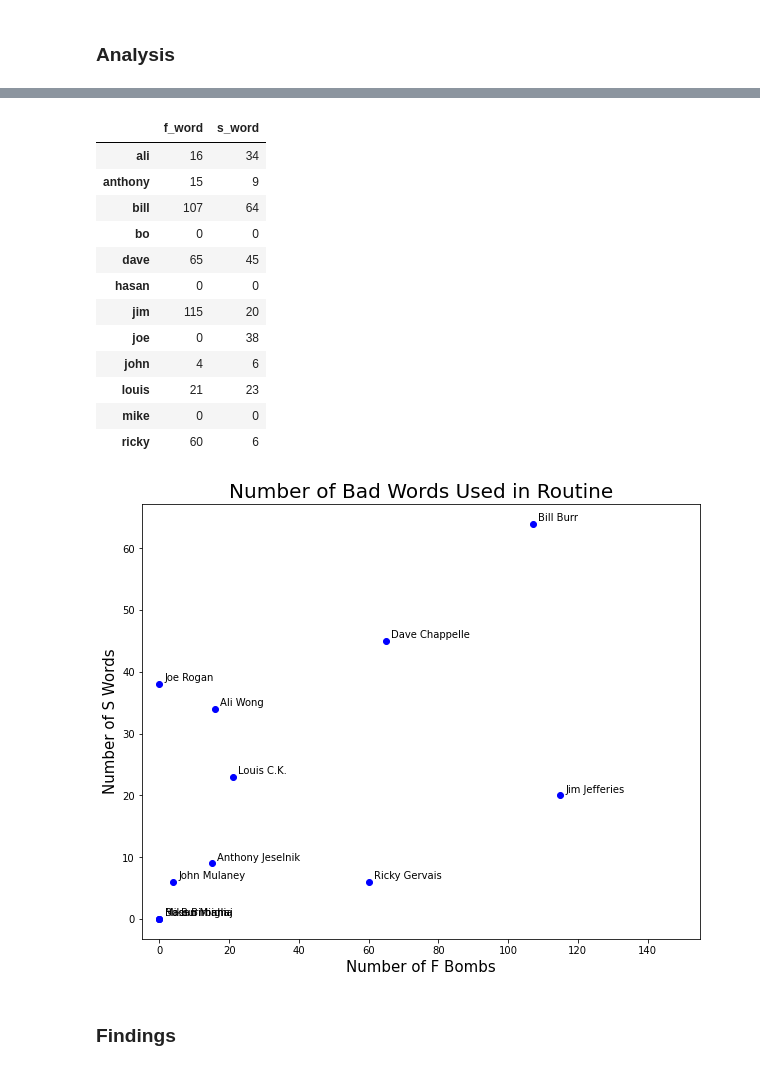
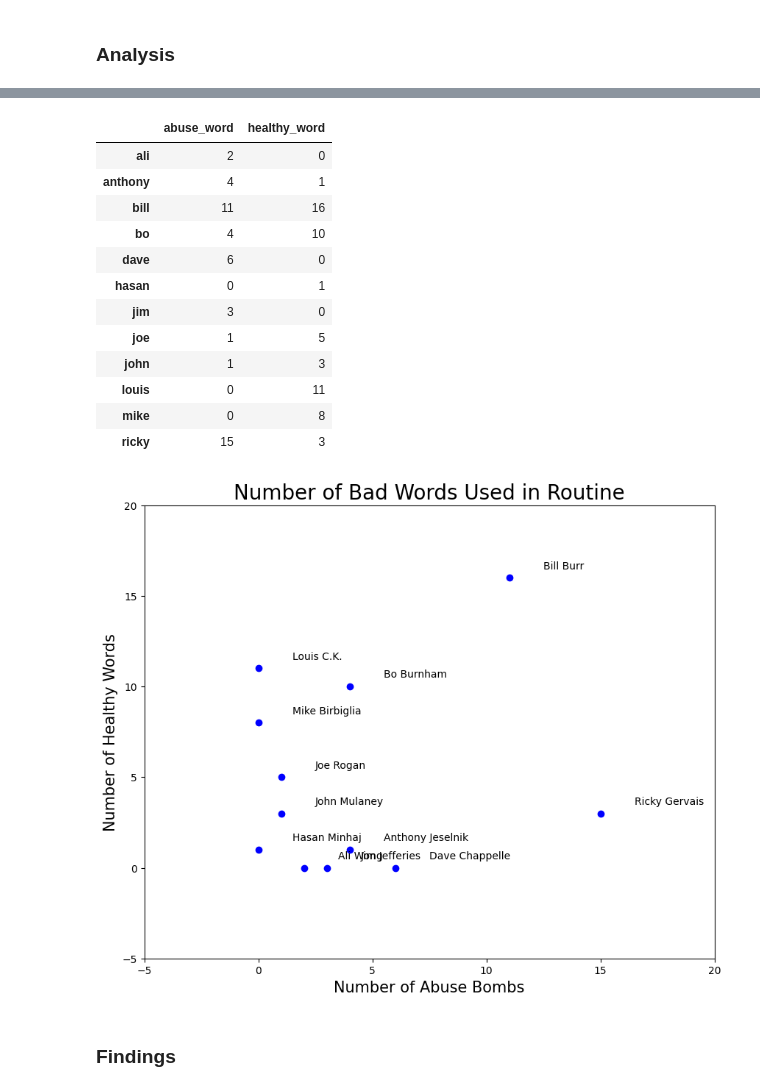
Before and after one commit to AbhaijeetSingh11/NLP, a Jupyter notebook: NLP in Python 3 Exploratory-Data-Analysis.ipynb, the cells around one changed output, grey strips where cells are left out. Saved outputs shown, nothing was run; the diff lists cells and outputs as text; code cells hidden in the pictures.

```diff
--- a/NLP in Python 3 Exploratory-Data-Analysis.ipynb
+++ b/NLP in Python 3 Exploratory-Data-Analysis.ipynb
@@ -36,0 +21,3 @@ FileNotFoundError: [Errno 2] No such file or directory: 'C:/Users/CGDXK/Download
+# %%
+data = data_dtm.transpose()
+data.head()
@@ -140,5 +134,5 @@ Counter(words).most_common()
 # %%
 # If more than half of the comedians have it as a top word, exclude it from the list
-add_stop_words = [word for word, count in Counter(words).most_common() if count > 6]
+add_stop_words = [word for word, count in Counter(words).most_common() if count > 2]
 add_stop_words
 # %% [output]
@@ -159,17 +155,18 @@ add_stop_words
 # Let's update our document-term matrix with the new list of stop words
 from sklearn.feature_extraction import text
 from sklearn.feature_extraction.text import CountVectorizer
-
+import pandas as pd
 # Read in cleaned data
-data_clean = pd.read_pickle('data_clean.pkl')
+data_clean = joblib.load("mydata_clean.pkl")
 
 # Add new stop words
 stop_words = text.ENGLISH_STOP_WORDS.union(add_stop_words)
+stop_words = list(text.ENGLISH_STOP_WORDS.union(add_stop_words))
 
 # Recreate document-term matrix
 cv = CountVectorizer(stop_words=stop_words)
 data_cv = cv.fit_transform(data_clean.transcript)
-data_stop = pd.DataFrame(data_cv.toarray(), columns=cv.get_feature_names())
+data_stop = pd.DataFrame(data_cv.toarray(), columns=cv.get_feature_names_out())
 data_stop.index = data_clean.index
 
 # Pickle it for later use
@@ -337,41 +332,42 @@ Counter(words).most_common()
 # %%
 # Let's isolate just these bad words
-data_bad_words = data.transpose()[['fucking', 'fuck', 'shit']]
-data_profanity = pd.concat([data_bad_words.fucking + data_bad_words.fuck, data_bad_words.shit], axis=1)
-data_profanity.columns = ['f_word', 's_word']
+data_bad_words = data.transpose()[['rape', 'fuckin', 'jesus','pretty']]
+data_profanity = pd.concat([data_bad_words.rape + data_bad_words.fuckin, data_bad_words.jesus+data_bad_words.pretty], axis=1)
+data_profanity.columns = ['abuse_word', 'healthy_word']
 data_profanity
 # %% [output]
-|  | f_word | s_word |
-| ali | 16 | 34 |
-| anthony | 15 | 9 |
-| bill | 107 | 64 |
-| bo | 0 | 0 |
-| dave | 65 | 45 |
-| hasan | 0 | 0 |
-| jim | 115 | 20 |
-| joe | 0 | 38 |
-| john | 4 | 6 |
-| louis | 21 | 23 |
-| mike | 0 | 0 |
-| ricky | 60 | 6 |
+|  | abuse_word | healthy_word |
+| ali | 2 | 0 |
+| anthony | 4 | 1 |
+| bill | 11 | 16 |
+| bo | 4 | 10 |
+| dave | 6 | 0 |
+| hasan | 0 | 1 |
+| jim | 3 | 0 |
+| joe | 1 | 5 |
+| john | 1 | 3 |
+| louis | 0 | 11 |
+| mike | 0 | 8 |
+| ricky | 15 | 3 |
 # %%
 # Let's create a scatter plot of our findings
 plt.rcParams['figure.figsize'] = [10, 8]
 
 for i, comedian in enumerate(data_profanity.index):
-    x = data_profanity.f_word.loc[comedian]
-    y = data_profanity.s_word.loc[comedian]
+    x = data_profanity.abuse_word.loc[comedian]
+    y = data_profanity.healthy_word.loc[comedian]
     plt.scatter(x, y, color='blue')
     plt.text(x+1.5, y+0.5, full_names[i], fontsize=10)
-    plt.xlim(-5, 155)
+    plt.xlim(-5, 20)
+    plt.ylim(-5,20)
 
 plt.title('Number of Bad Words Used in Routine', fontsize=20)
-plt.xlabel('Number of F Bombs', fontsize=15)
-plt.ylabel('Number of S Words', fontsize=15)
+plt.xlabel('Number of Abuse Bombs', fontsize=15)
+plt.ylabel('Number of Healthy Words', fontsize=15)
 
 plt.show()
 # %% [output]
-[figure, old version]
+[figure, new version]
 # %% [markdown]
 ### Findings
 # %% [markdown]
```
Also changed, not shown: parts of 15 cells of this notebook, 1 other file.
